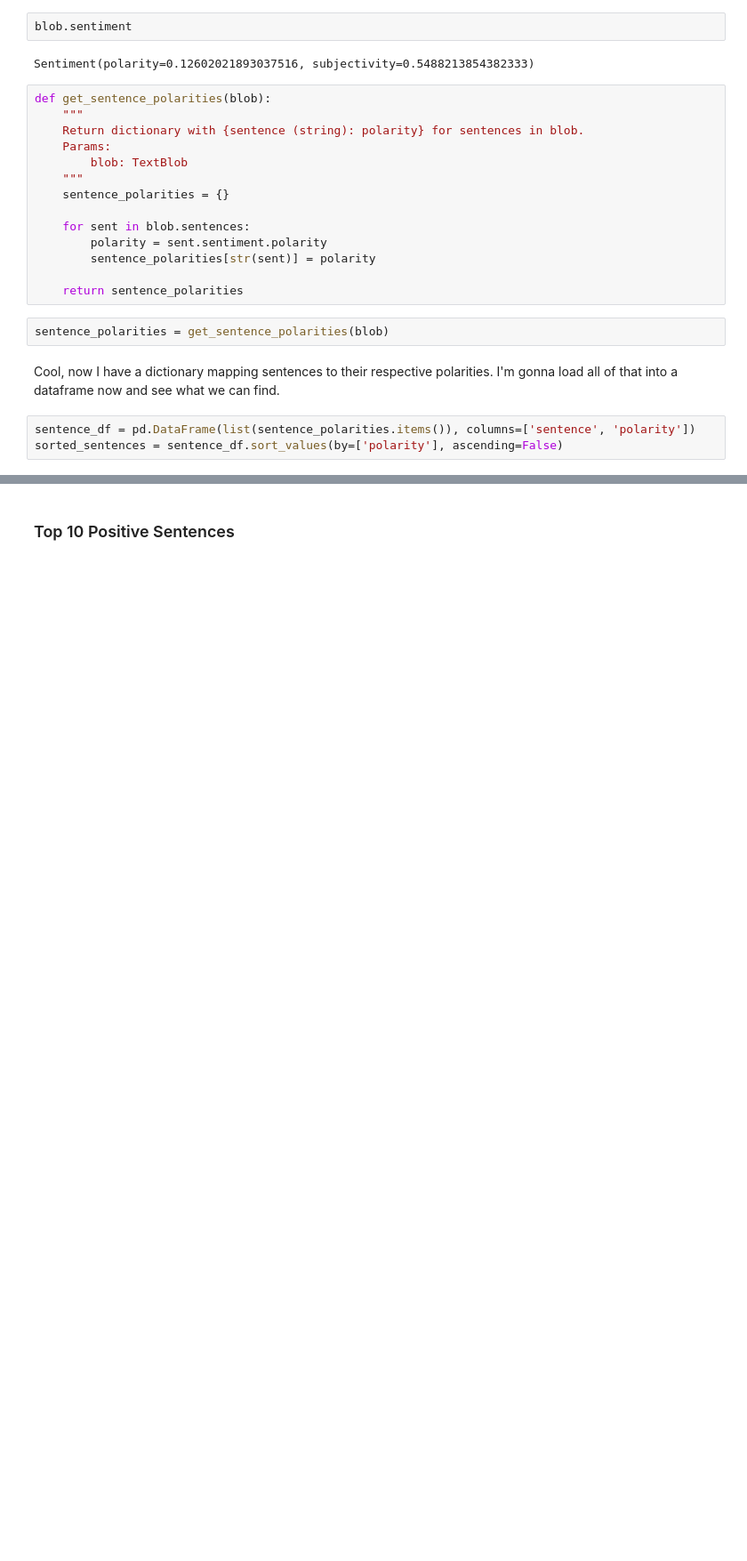
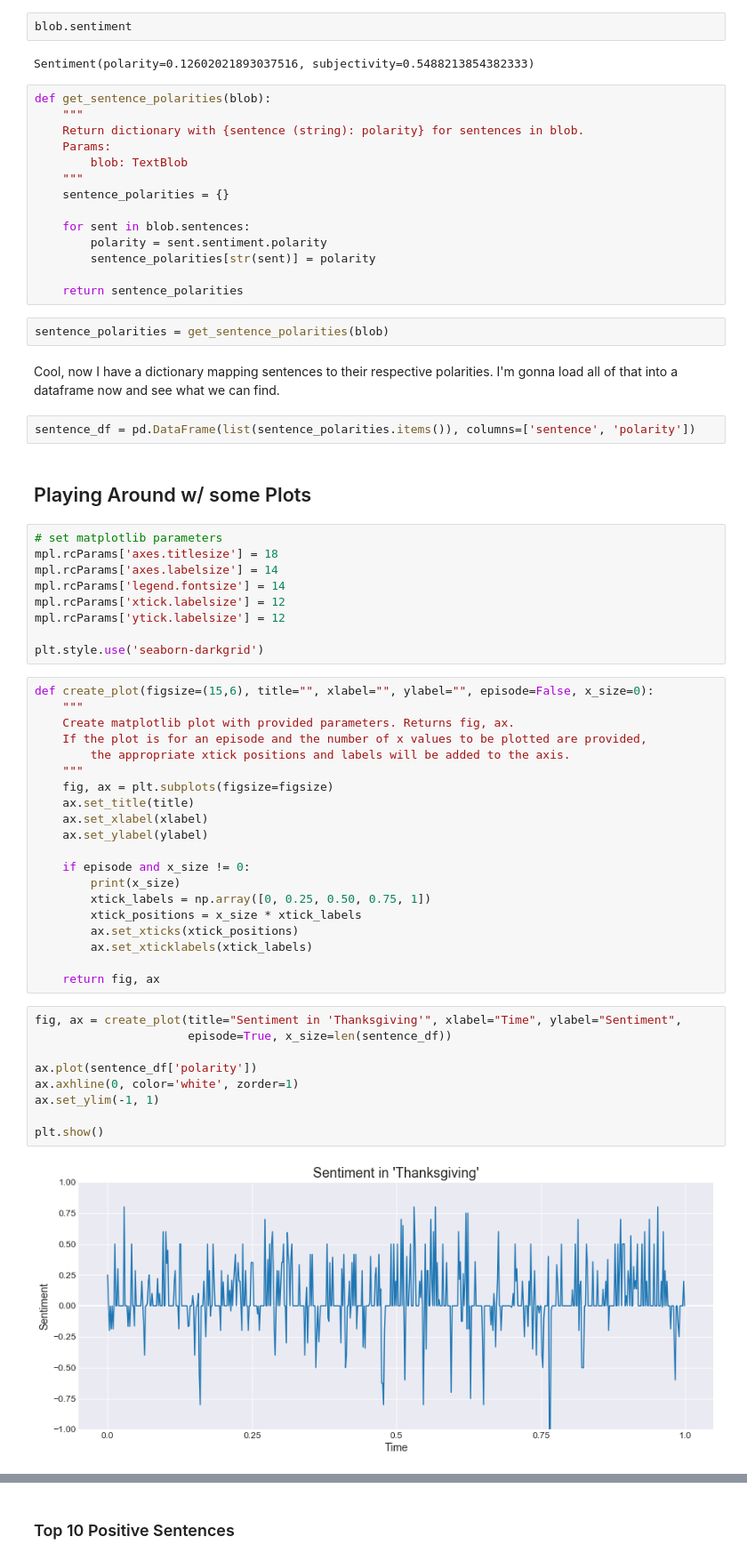
Before and after one commit to ashleyshine/feels, a Jupyter notebook: feels.ipynb, the cells around one changed output, grey strips where cells are left out. Shown: that part at 89% size. Cells and saved outputs as stored; diff of their text form; blank space fills up the shorter version.

Commit message:
graph sentiment over the course of episode

```diff
--- a/feels.ipynb
+++ b/feels.ipynb
@@ -79,4 +82,45 @@ sentence_polarities = get_sentence_polarities(blob)
 Cool, now I have a dictionary mapping sentences to their respective polarities. I'm gonna load all of that into a dataframe now and see what we can find.
 # %%
 sentence_df = pd.DataFrame(list(sentence_polarities.items()), columns=['sentence', 'polarity'])
-sorted_sentences = sentence_df.sort_values(by=['polarity'], ascending=False)
+# %% [markdown]
+## Playing Around w/ some Plots
+# %%
+# set matplotlib parameters
+mpl.rcParams['axes.titlesize'] = 18
+mpl.rcParams['axes.labelsize'] = 14
+mpl.rcParams['legend.fontsize'] = 14
+mpl.rcParams['xtick.labelsize'] = 12
+mpl.rcParams['ytick.labelsize'] = 12
+
+plt.style.use('seaborn-darkgrid')
+# %%
+def create_plot(figsize=(15,6), title="", xlabel="", ylabel="", episode=False, x_size=0):
+    """
+    Create matplotlib plot with provided parameters. Returns fig, ax.
+    If the plot is for an episode and the number of x values to be plotted are provided,
+        the appropriate xtick positions and labels will be added to the axis.
+    """
+    fig, ax = plt.subplots(figsize=figsize)
+    ax.set_title(title)
+    ax.set_xlabel(xlabel)
+    ax.set_ylabel(ylabel)
+
+    if episode and x_size != 0:
+        print(x_size)
+        xtick_labels = np.array([0, 0.25, 0.50, 0.75, 1])
+        xtick_positions = x_size * xtick_labels
+        ax.set_xticks(xtick_positions)
+        ax.set_xticklabels(xtick_labels)
+
+    return fig, ax
+# %%
+fig, ax = create_plot(title="Sentiment in 'Thanksgiving'", xlabel="Time", ylabel="Sentiment",
+                      episode=True, x_size=len(sentence_df))
+
+ax.plot(sentence_df['polarity'])
+ax.axhline(0, color='white', zorder=1)
+ax.set_ylim(-1, 1)
+
+plt.show()
+# %% [output]
+[figure, added]
```
Also changed, not shown: parts of 7 cells of this notebook.
